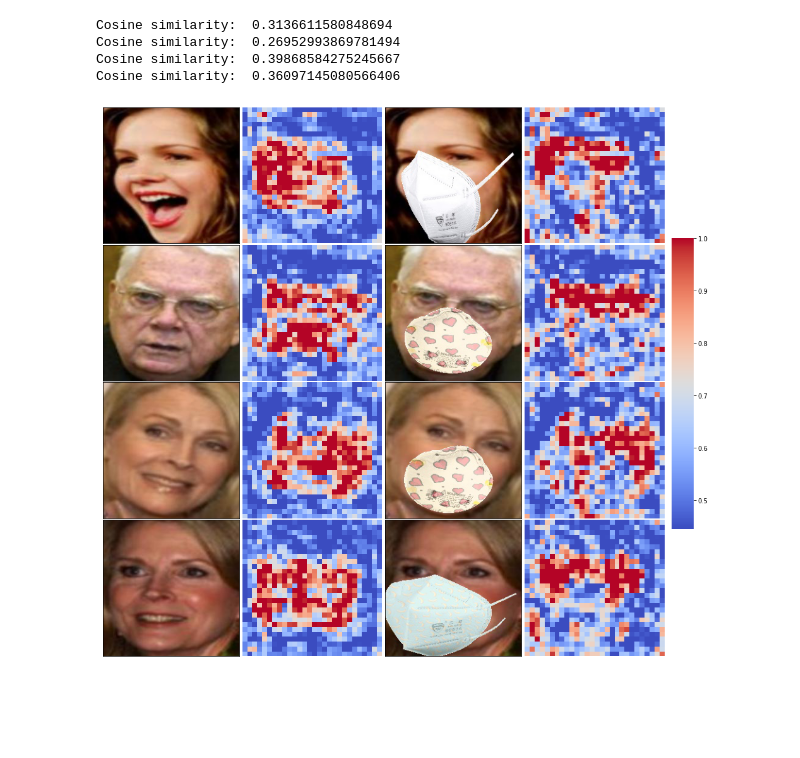
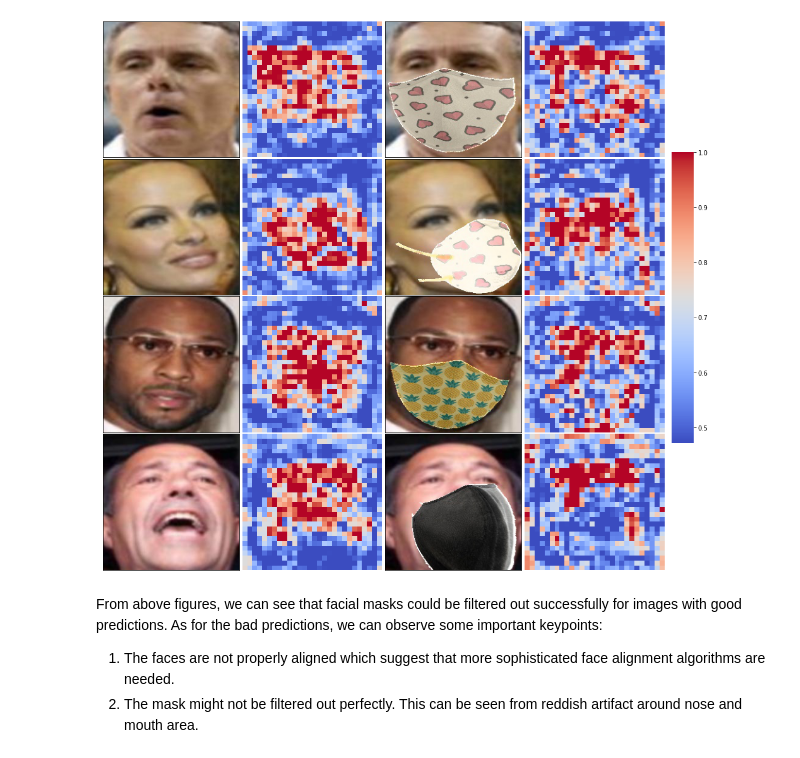
Before and after one commit to suryaParyanta/Final_year_project, a Jupyter notebook: notebooks/visualize_attention_face.ipynb, the cells around one changed output. Drawn from its saved outputs; the diff is of its cells as text; code cells hidden in the pictures; blank space fills up the shorter version.

```diff
--- a/notebooks/visualize_attention_face.ipynb
+++ b/notebooks/visualize_attention_face.ipynb
@@ -220,7 +301,7 @@ def get_pairs_images(pair_line, file_ext = ''):
         filename1 = f'{pair_line[0]}_' + fileid1 + file_ext + '.jpg'
         filename2 = f'{pair_line[2]}_' + fileid2 + file_ext + '.jpg'
 
-    return filename1, filename2
+    return filename1, filename2, False
 
 
 def get_masked_pairs(pair_line, file_ext = ''):
@@ -244,8 +325,17 @@ def predict(model, image, device = 'cpu'):
     with torch.no_grad():
         feature, additional_loss, additional_output = model(image)
 
-        attn_before = additional_output['attn_map'][0]
-        attn_after = additional_output['attn_map'][-1]
-        sim_cluster = additional_output['similar_cluster']
+        attn_second_last = additional_output["attn_map"][-1]
+        sim_cluster = additional_output["sim_cluster"][-1]
 
-    return feature, {"attn_before": attn_before, "attn_after": attn_after, "similar_cluster": sim_cluster}
+    return feature, attn_second_last, sim_cluster
+
+
+# define transformation
+transform_face = transforms.Compose([
+    transforms.Resize((224, 224)),
+    transforms.ToTensor(),
+    transforms.Normalize(mean = (0.5, 0.5, 0.5), std = (0.5, 0.5, 0.5))
+])
+
+pairs = read_pairs(test_root, test_annot)
@@ -403,4 +544,6 @@ Cosine similarity:  0.7677298784255981
 # %%
+bad_thresh = 0.3
+
 num_cases = 4
 bad_preds = []
 identity_record = defaultdict(lambda: False)
@@ -413,59 +556,54 @@ for idx in range(len(pairs)):
     if not mask_exist:
         continue
 
-    img1 = Image.open(os.path.join(dataset_root, test_data, filename1)).convert('RGB')
-    img2 = Image.open(os.path.join(dataset_root, test_data, filename2)).convert('RGB')
+    img1 = Image.open(os.path.join(test_root, test_images, filename1)).convert('RGB')
+    img2 = Image.open(os.path.join(test_root, test_images, filename2)).convert('RGB')
 
     tensor_img1 = transform_face(img1).unsqueeze(0)
     tensor_img2 = transform_face(img2).unsqueeze(0)
 
     with torch.no_grad():
-        _, outputs1 = predict(face_model, tensor_img1, device = device)
-        attn_after1 = torch.squeeze(outputs1["attn_after"]).to("cpu").numpy()
-        feat1 = extract_feature(img1, face_model, device = device)
+        feature, attn_second_last, _ = predict(model, tensor_img1, device = device)
+        feat = feature["features"][0]
+        attn = torch.squeeze(attn_second_last).to("cpu").numpy()
 
-        _, outputs2 = predict(face_model, tensor_img2, device = device)
-        attn_after2 = torch.squeeze(outputs2["attn_after"]).to("cpu").numpy()
-        feat2 = extract_feature(img2, face_model, device = device)
+        feature2, attn_second_last2, _ = predict(model, tensor_img2, device = device)
+        feat2 = feature2["features"][0]
+        attn2 = torch.squeeze(attn_second_last2).to("cpu").numpy()
 
-        dist = feat1.dot(feat2) / (feat1.norm() * feat2.norm() + 1e-5)
+        dist = feat.dot(feat2) / (feat.norm() * feat2.norm() + 1e-5)
 
     if dist <= bad_thresh and not identity_record[filename1]:
-        print("Cosine similarity: ", dist.item())
-        bad_preds.append([img1, attn_after1, img2, attn_after2])
+        bad_preds.append([img1, attn, img2, attn2])
         identity_record[filename1] = True
 
     if len(bad_preds) == num_cases:
         break
 
 
 # visualize 4×4 grid
 fig, ax = plt.subplots(4, 4, figsize = (16,16))
 ax = ax.flat
 cbar_ax = fig.add_axes([.91, .3, .03, .4])
 
 for i in range(0, 16, 4):
     ax[i].imshow(bad_preds[i//4][0])
     ax[i+2].imshow(bad_preds[i//4][2])
 
     sns.heatmap(bad_preds[i//4][1], cmap = 'coolwarm', ax = ax[i+1], cbar = i+1 == 1, cbar_ax = None if i+1 != 1 else cbar_ax)
     sns.heatmap(bad_preds[i//4][3], cmap = 'coolwarm', ax = ax[i+3], cbar = False, cbar_ax = None)
 
 for axes in ax:
     axes.set_xticks([])
     axes.set_yticks([])
 
 plt.subplots_adjust(wspace = 0.01, hspace = 0.01)
 plt.show()
 
-# save the image
-save_dir = os.path.join(root, "visualization")
-if not os.path.exists(save_dir):
-    os.makedirs(save_dir)
-fig.savefig(os.path.join(save_dir, "lfw_masked_bad.jpg"))
+fig.savefig(os.path.join(save_dir, "bad_predictions_Masked-LFW.jpg"))
 # %% [output]
-Cosine similarity:  0.3136611580848694
-Cosine similarity:  0.26952993869781494
-Cosine similarity:  0.39868584275245667
-Cosine similarity:  0.36097145080566406
-[figure, old version]
+[figure, new version]
+# %% [markdown]
+From above figures, we can see that facial masks could be filtered out successfully for images with good predictions. As for the bad predictions, we can observe some important keypoints:
+1. The faces are not properly aligned which suggest that more sophisticated face alignment algorithms are needed.
+2. The mask might not be filtered out perfectly. This can be seen from reddish artifact around nose and mouth area.
```
Also changed, not shown: parts of 29 cells of this notebook, 3 other files.
